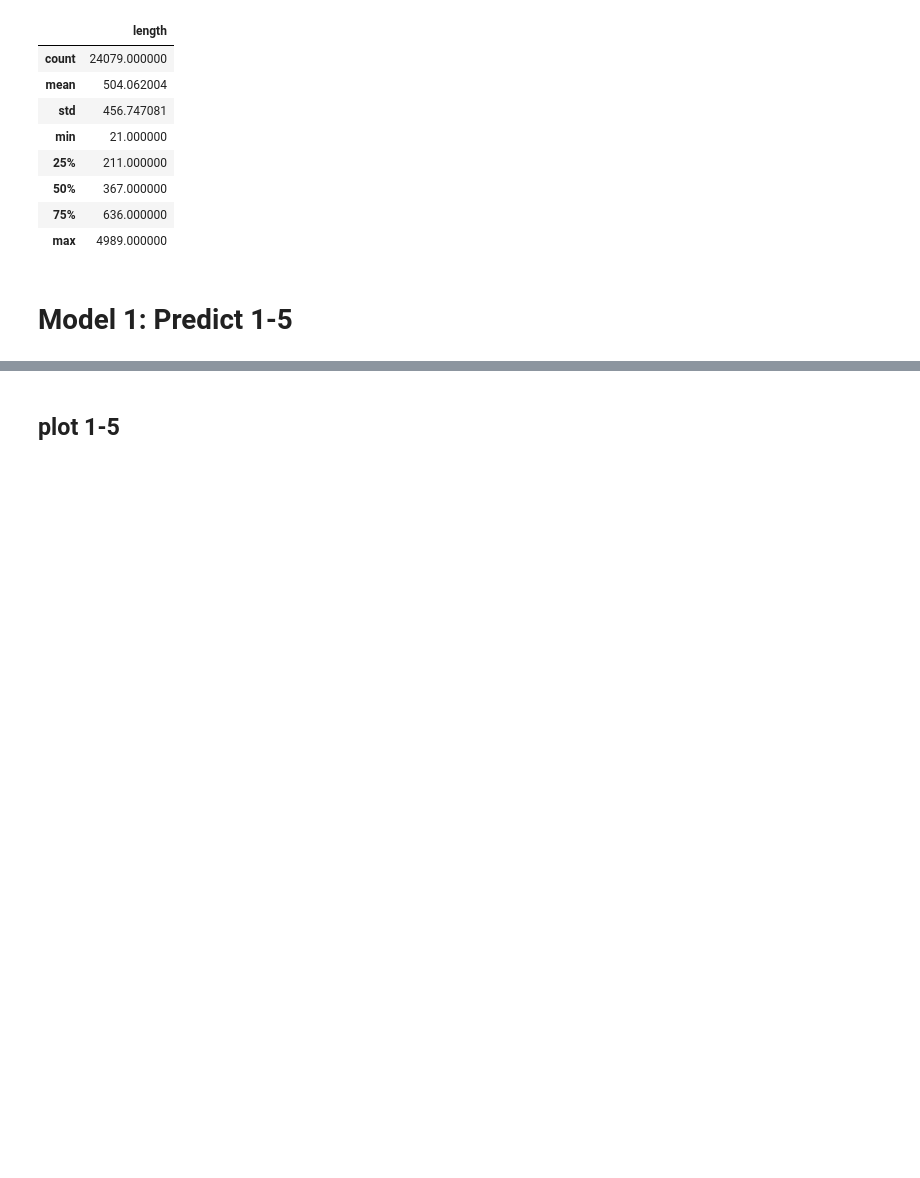
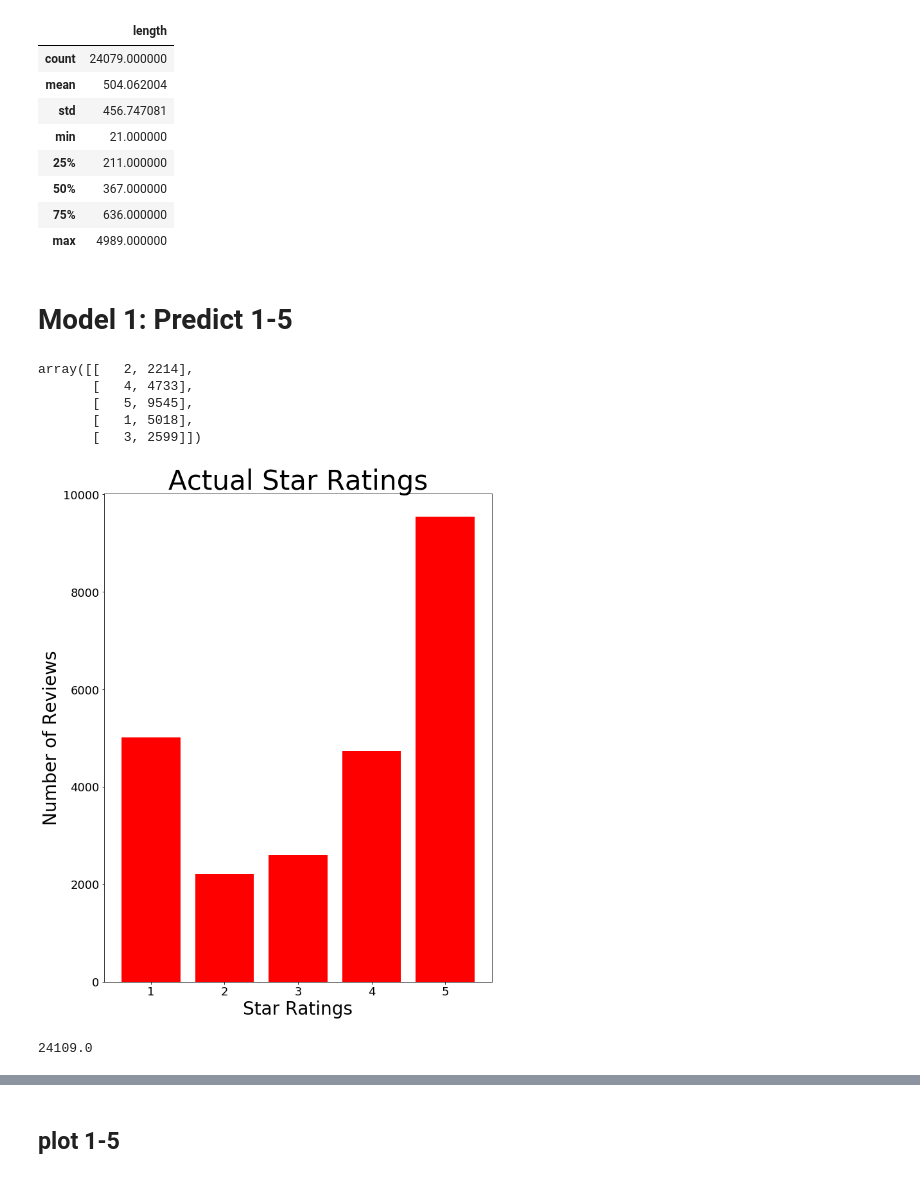
Before and after one commit to SteveGriswold3/DataScience-Capstone, a Jupyter notebook: src/model.ipynb, the cells around one changed output, grey strips where cells are left out. Saved outputs shown, nothing was run; the diff lists cells and outputs as text; code cells hidden in the pictures; blank space fills up the shorter version.

Commit message:
added classification sigmoid plot

```diff
--- a/src/model.ipynb
+++ b/src/model.ipynb
@@ -74,6 +74,44 @@ y = np.array(review_rating)
 # %%
 X = np.array(review_text)
 y = np.array(review_rating)
+# %%
+#y
+stars = set(y)
+count = np.zeros((5,2))
+cnt =0
+for x in true_stars:
+    count[cnt,0] = float(x)
+    count[cnt,1] = len(y[y==x])
+    cnt+=1
+
+count.astype(int)
+# %% [output]
+array([[   2, 2214],
+       [   4, 4733],
+       [   5, 9545],
+       [   1, 5018],
+       [   3, 2599]])
+# %%
+plt.figure(figsize=(12, 14))
+
+p2 = plt.bar(count[:,0], count[:,1], color='red')
+
+plt.xticks(fontsize=18)
+plt.yticks(fontsize=18)
+
+plt.ylabel('Number of Reviews', fontsize=28)
+plt.xlabel('Star Ratings', fontsize=28)
+plt.title('Actual Star Ratings', fontsize=42)
+
+plt.savefig('../img/Actual_Stars.png')
+plt.subplots_adjust(left=.2)
+plt.show()
+# %% [output]
+[figure, added]
+# %%
+sum([y_value for y_value in count[:,1]])
+# %% [output]
+24109.0
 # %%
 vect = TfidfVectorizer(lowercase=True, stop_words="english")
 model_vect = vect.fit_transform(X)
```
Also changed, not shown: parts of 37 cells of this notebook, 1 other file.
